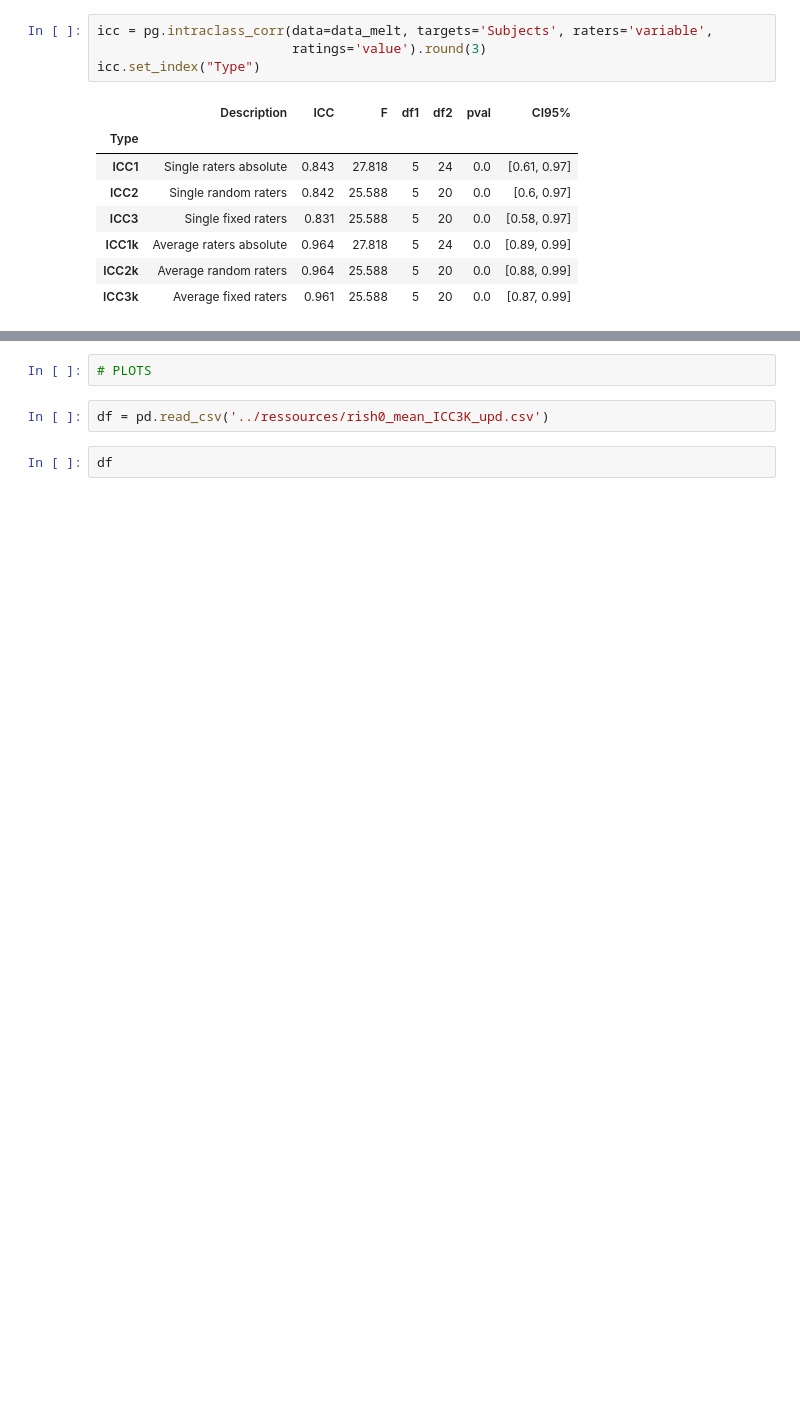
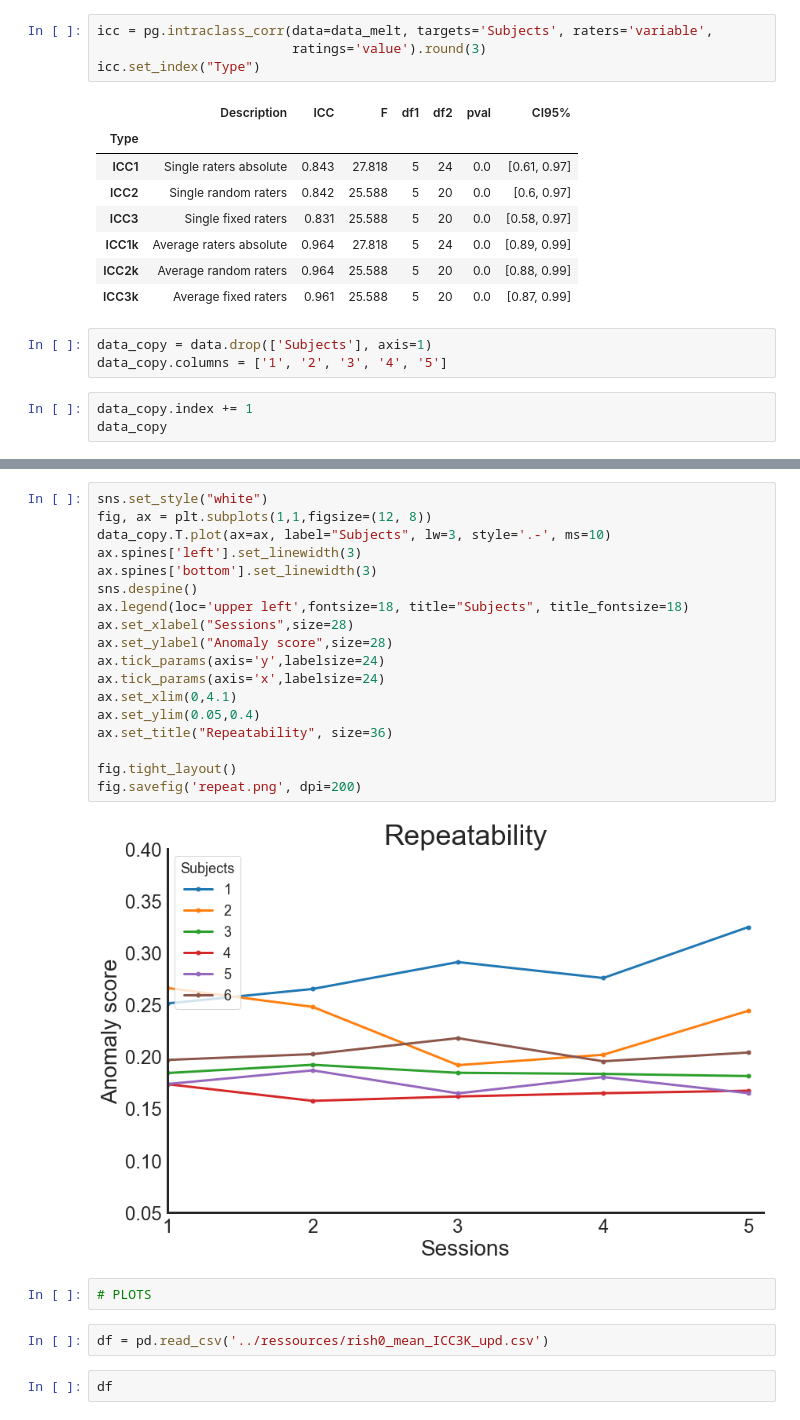
Before and after one commit to chamberm/Detect, a Jupyter notebook: examples/ICC.ipynb, the cells around one changed output, grey strips where cells are left out. Cells and saved outputs as stored; diff of their text form; blank space fills up the shorter version.

Commit message:
Fixed Inspect anomaly threshold and up ipynb examples

```diff
--- a/examples/ICC.ipynb
+++ b/examples/ICC.ipynb
@@ -23,3 +21,9 @@ icc.set_index("Type")
 | ICC1k | Average raters absolute | 0.964 | 27.818 | 5 | 24 | 0.0 | [0.89, 0.99] |
 | ICC2k | Average random raters | 0.964 | 25.588 | 5 | 20 | 0.0 | [0.88, 0.99] |
 | ICC3k | Average fixed raters | 0.961 | 25.588 | 5 | 20 | 0.0 | [0.87, 0.99] |
+# %%
+data_copy = data.drop(['Subjects'], axis=1)
+data_copy.columns = ['1', '2', '3', '4', '5']
+# %%
+data_copy.index += 1
+data_copy
@@ -26,3 +38,23 @@ icc.set_index("Type")
+# %%
+sns.set_style("white")
+fig, ax = plt.subplots(1,1,figsize=(12, 8))
+data_copy.T.plot(ax=ax, label="Subjects", lw=3, style='.-', ms=10)
+ax.spines['left'].set_linewidth(3)
+ax.spines['bottom'].set_linewidth(3)
+sns.despine()
+ax.legend(loc='upper left',fontsize=18, title="Subjects", title_fontsize=18)
+ax.set_xlabel("Sessions",size=28)
+ax.set_ylabel("Anomaly score",size=28)
+ax.tick_params(axis='y',labelsize=24)
+ax.tick_params(axis='x',labelsize=24)
+ax.set_xlim(0,4.1)
+ax.set_ylim(0.05,0.4)
+ax.set_title("Repeatability", size=36)
+
+fig.tight_layout()
+fig.savefig('repeat.png', dpi=200)
+# %% [output]
+[figure, added]
 # %%
 # PLOTS
 # %%
```
Also changed, not shown: parts of 4 cells of this notebook, 3 other files.
